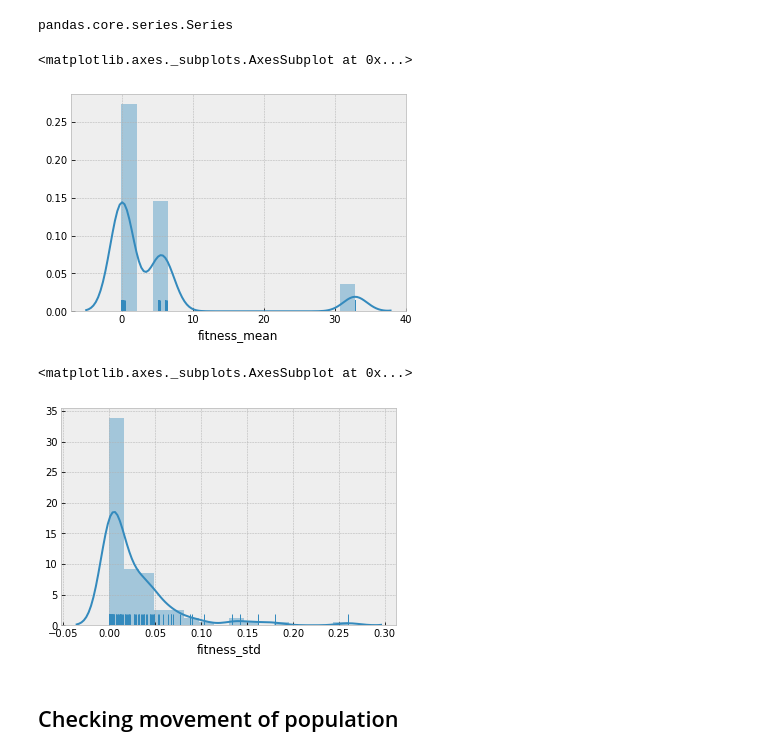
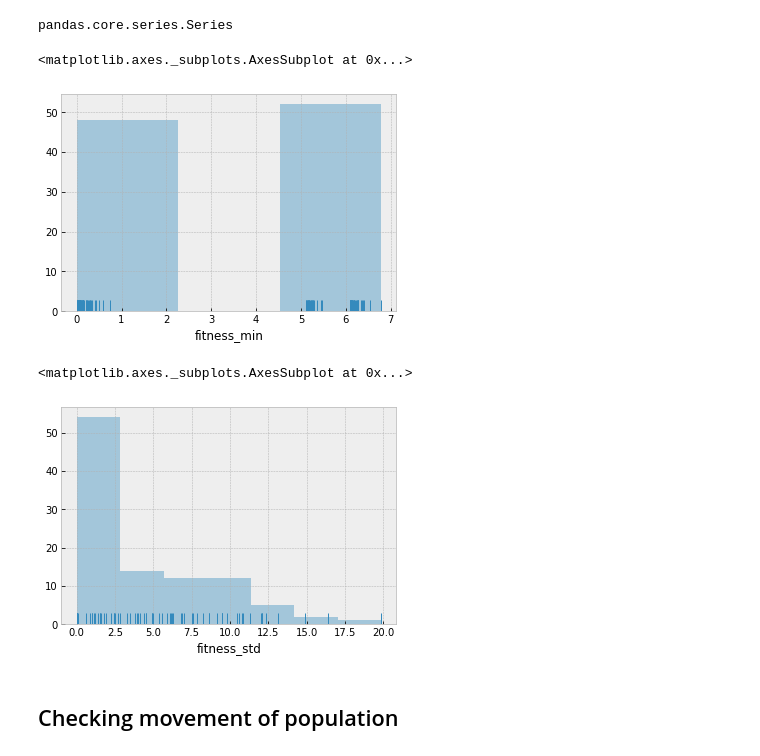
Before and after one commit to EloyRD/ThesisExp, a Jupyter notebook: EA_B_02_AggRuns.ipynb, the cells around one changed output. Saved outputs shown, nothing was run; the diff lists cells and outputs as text; code cells hidden in the pictures.

```diff
--- a/EA_B_02_AggRuns.ipynb
+++ b/EA_B_02_AggRuns.ipynb
@@ -42,13 +42,20 @@ img_size = (8.5, 4.25)
 #Problem definition
 import math
 def g(x,y):
-    mag = np.sqrt(x**2 + y**2)
-    return -(50*np.sinc(mag/np.pi) - mag)
+    mag = np.sqrt(x**2. + y**2.)
+    return -(50.*np.sinc(mag/np.pi) - mag)
 
 def f(x, y):
-    tripsinc = g(x+11, y+9) + g(x-11, y-3) + g(x+6, y-9) - ( g(-6+11,9+9) + g(-6-11,9-3) + g(0,0))
+    x_min = -6.01717
+    y_min = 9.06022
+    f_min = g(x_min+11., y_min+9.) + g(x_min-11., y_min-3.) + g(x_min+6., y_min-9.)
+    tripsinc = g(x+11., y+9.) + g(x-11., y-3.) + g(x+6., y-9.) - (f_min)
     return tripsinc
 
 #Testing the minimum
 print(f(-1,-1), f(-11,-9), f(11,3), f(-6,9))
+print()
+print(f(-6.019047, 9.056596))
+print()
+print(f(-6.01717, 9.06022))
 # %% [output]
@@ -63,26 +74,26 @@ np.random.seed(654321)
 #Algorithm parameters
 ## Number of experiments, and generations per experiment
 exp_n = 100
-gen_f = 40
+gen_f = 50
 
 ## Population size
 pop_s = 20
 
 ## Parent subpopulation's selection method and size
-par_selection = 'Ranking'
-par_s = 10
+par_selection = 'fitness_proportional_selection'
+par_s = 60
 
 ## Progeny subpopulation's and size
 prog_s = par_s
 ### Crossover Method
-crossover = 'Simple'
+crossover = 'uniform'
 ### Mutation method, probability and size
-mutation = 'random_co_dis'
+mutation = 'random_all_gau_dis'
 mut_p = 0.5
 mut_s = 2.5
 
 ## New population selection method
-population_new='Ranking'
+population_new='tournament_k3'
 # %% [markdown]
 ## Running it a 100 times
 # %%
@@ -132,20 +170,21 @@ print(time_b-time_a)
 # Data visualization
 ## Agregated results visualization
 # %%
-query = (fitness_res['generation']==40)
+z = gen_f
+query = (fitness_res['generation']==z)
 type(fitness_res[query]['fitness_mean'])
 # %% [output]
 pandas.core.series.Series
 # %%
-sns.distplot(fitness_res[query]['fitness_mean'],rug=True)
+sns.distplot(fitness_res[query]['fitness_min'], rug=True, kde=False)
 # %% [output]
 <matplotlib.axes._subplots.AxesSubplot at 0x...>
-[figure, old version]
+[figure, new version]
 # %%
-sns.distplot(fitness_res[query]['fitness_std'],rug=True)
+sns.distplot(fitness_res[query]['fitness_std'], rug=True, kde=False)
 # %% [output]
 <matplotlib.axes._subplots.AxesSubplot at 0x...>
-[figure, old version]
+[figure, new version]
 # %% [markdown]
 ## Checking movement of population
 # %%
```
Also changed, not shown: parts of 13 cells of this notebook, 15 other files.
